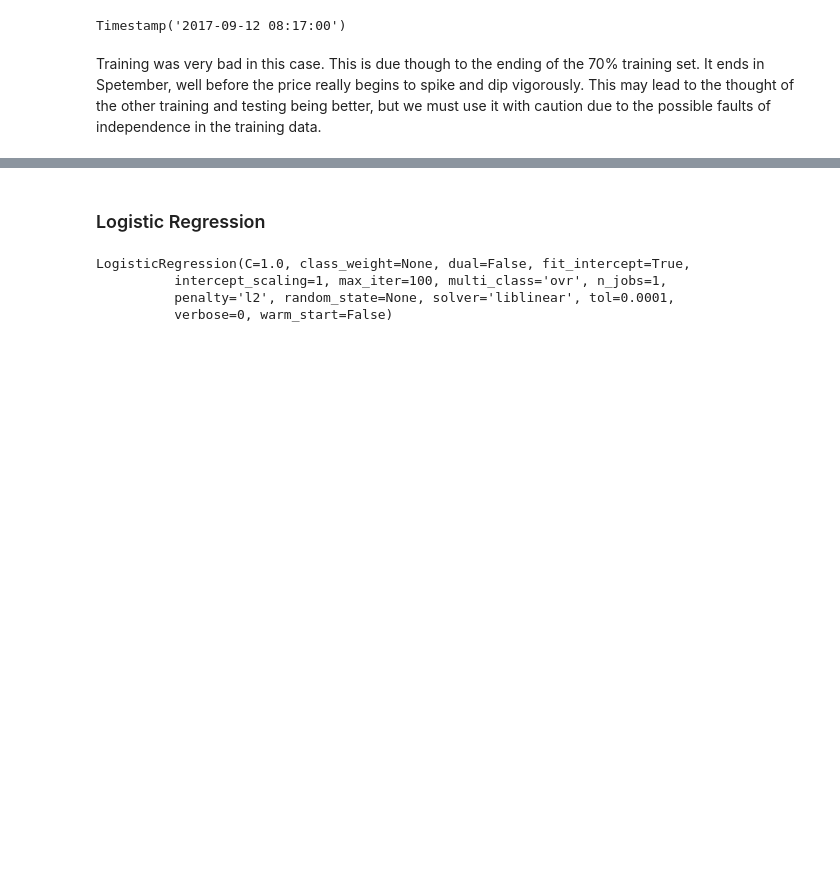
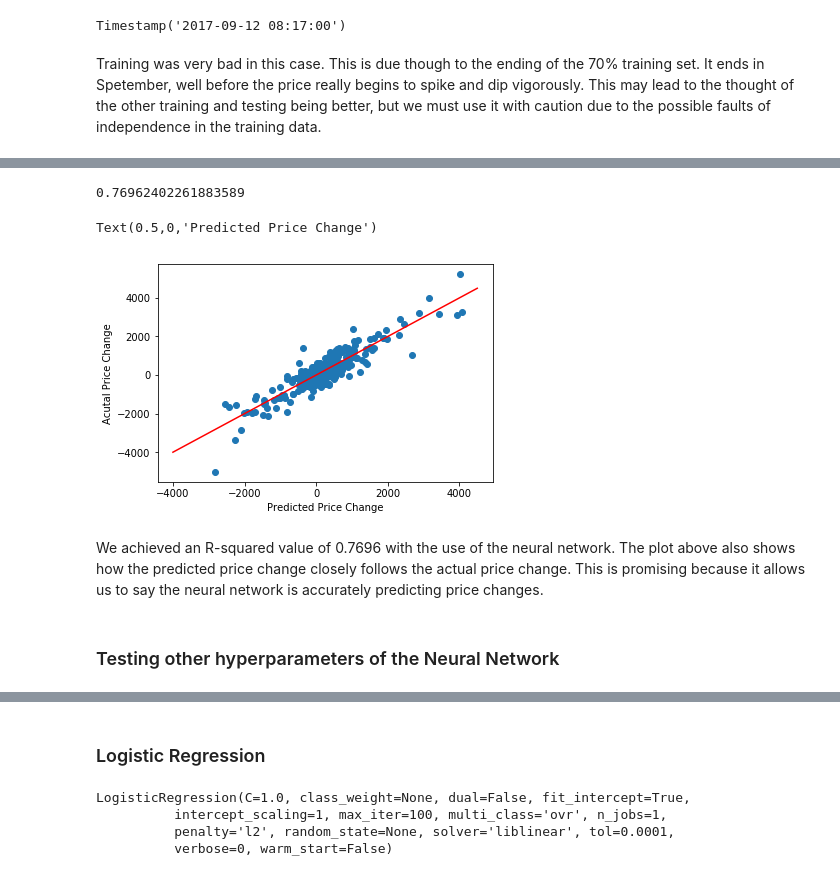
Before and after one commit to AugieDoebling/DigitalCurrencies-SeniorProject, a Jupyter notebook: TwitterDataCollection/ModelBuilding1.ipynb, the cells around one changed output, grey strips where cells are left out. Saved outputs shown, nothing was run; the diff lists cells and outputs as text; code cells hidden in the pictures; blank space fills up the shorter version.

```diff
--- a/TwitterDataCollection/ModelBuilding1.ipynb
+++ b/TwitterDataCollection/ModelBuilding1.ipynb
@@ -244,0 +254,6 @@ Training was very bad in this case.  This is due though to the ending of the 70%
+# %%
+from sklearn.neural_network import MLPRegressor
+
+n_net = MLPRegressor(solver='lbfgs', alpha=1e-5,hidden_layer_sizes=(1000, 500, 250, 100, 50),
+                      random_state=1, verbose = True)
+n_net.fit(x_train,y_train)
@@ -244,0 +268,4 @@ Training was very bad in this case.  This is due though to the ending of the 70%
+# %%
+n_net.score(x_test,y_test)
+# %% [output]
+0.76962402261883589
@@ -244,0 +274,17 @@ Training was very bad in this case.  This is due though to the ending of the 70%
+# %%
+np.random.seed(5)
+x = np.arange(-4000, 4500)
+y = x
+
+y_pred = n_net.predict(x_test)
+plt.plot(y_pred,y_test,'o')
+plt.plot(x, y, color = 'red')
+plt.ylabel('Acutal Price Change')
+plt.xlabel('Predicted Price Change')
+# %% [output]
+Text(0.5,0,'Predicted Price Change')
+[figure, added]
+# %% [markdown]
+We achieved an R-squared value of 0.7696 with the use of the neural network.  The plot above also shows how the predicted price change closely follows the actual price change.  This is promising because it allows us to say the neural network is accurately predicting price changes.
+# %% [markdown]
+### Testing other hyperparameters of the Neural Network
```
Also changed, not shown: parts of 27 cells of this notebook.
